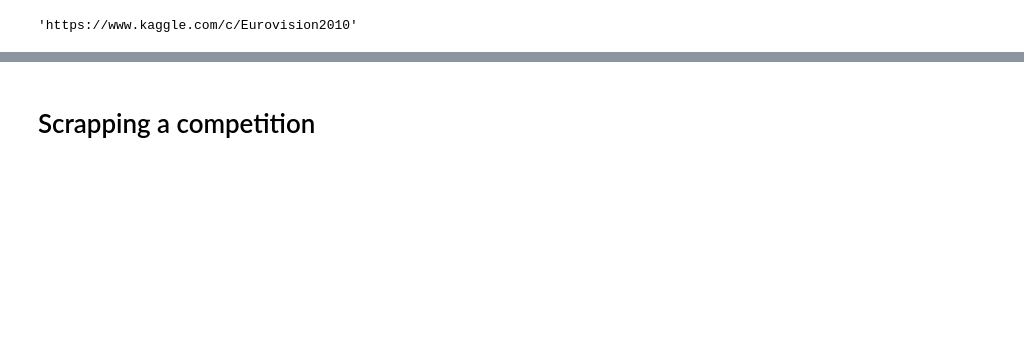
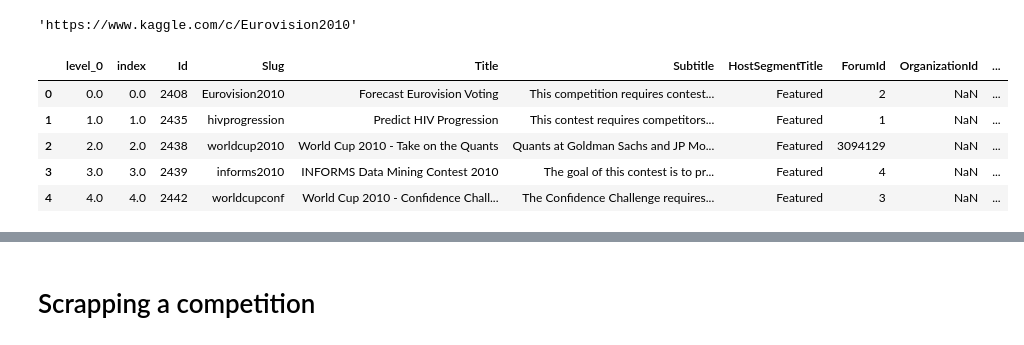
Before and after one commit to Romathonat/KaggleMateAI, a Jupyter notebook: notebooks/poc.ipynb, the cells around one changed output, grey strips where cells are left out. Cells and saved outputs as stored; diff of their text form; code cells hidden in the pictures; blank space fills up the shorter version.

```diff
--- a/notebooks/poc.ipynb
+++ b/notebooks/poc.ipynb
@@ -60,3 +55,13 @@ comp_url = "https://www.kaggle.com/c/"+str(comp_slug)
 comp_url
 # %% [output]
 'https://www.kaggle.com/c/Eurovision2010'
+# %%
+df = pd.read_csv("../data/competitions_with_descriptions.csv")
+df.head(5)
+# %% [output]
+|  | level_0 | index | Id | Slug | Title | Subtitle | HostSegmentTitle | ForumId | OrganizationId | ... |
+| 0 | 0.0 | 0.0 | 2408 | Eurovision2010 | Forecast Eurovision Voting | This competition requires contest... | Featured | 2 | NaN | ... |
+| 1 | 1.0 | 1.0 | 2435 | hivprogression | Predict HIV Progression | This contest requires competitors... | Featured | 1 | NaN | ... |
+| 2 | 2.0 | 2.0 | 2438 | worldcup2010 | World Cup 2010 - Take on the Quants | Quants at Goldman Sachs and JP Mo... | Featured | 3094129 | NaN | ... |
+| 3 | 3.0 | 3.0 | 2439 | informs2010 | INFORMS Data Mining Contest 2010 | The goal of this contest is to pr... | Featured | 4 | NaN | ... |
+| 4 | 4.0 | 4.0 | 2442 | worldcupconf | World Cup 2010 - Confidence Chall... | The Confidence Challenge requires... | Featured | 3 | NaN | ... |
```
Also changed, not shown: parts of 4 cells of this notebook, 14 other files.
